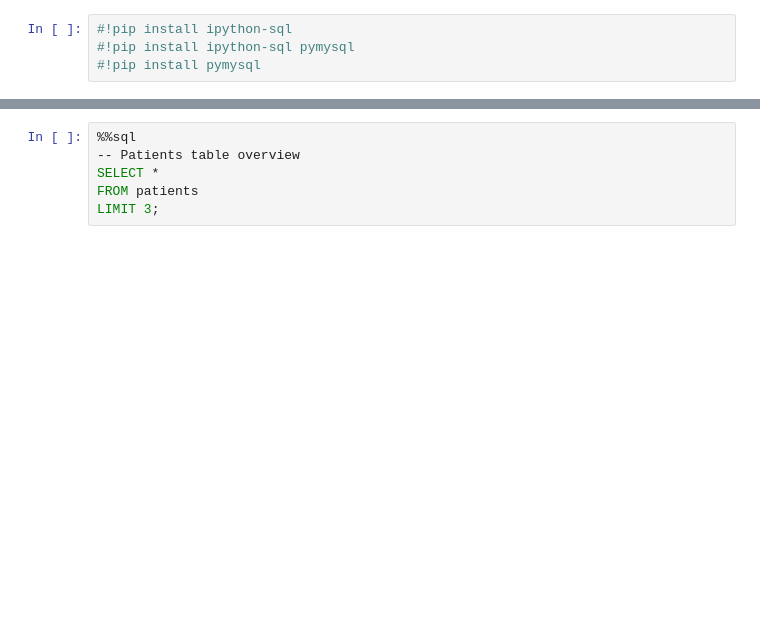
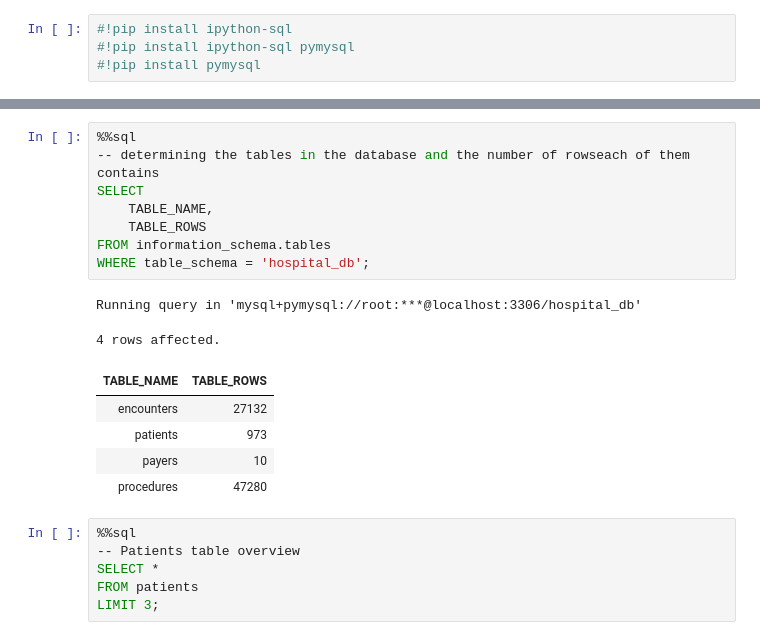
Before and after one commit to Lilian-Waitiki/Healthcare-Analysis, a Jupyter notebook: Analysis.ipynb, the cells around one changed output, grey strips where cells are left out. Cells and saved outputs as stored; diff of their text form; blank space fills up the shorter version.

```diff
--- a/Analysis.ipynb
+++ b/Analysis.ipynb
@@ -57,3 +40,19 @@ Running query in 'mysql+pymysql://root:***@localhost:3306/hospital_db'
+# %%
+%%sql
+-- determining the tables in the database and the number of rowseach of them contains
+SELECT
+    TABLE_NAME,
+    TABLE_ROWS
+FROM information_schema.tables
+WHERE table_schema = 'hospital_db';
+# %% [output]
+Running query in 'mysql+pymysql://root:***@localhost:3306/hospital_db'
+4 rows affected.
+| TABLE_NAME | TABLE_ROWS |
+| encounters | 27132 |
+| patients | 973 |
+| payers | 10 |
+| procedures | 47280 |
 # %%
 %%sql
 -- Patients table overview
```
Also changed, not shown: parts of 35 cells of this notebook.
